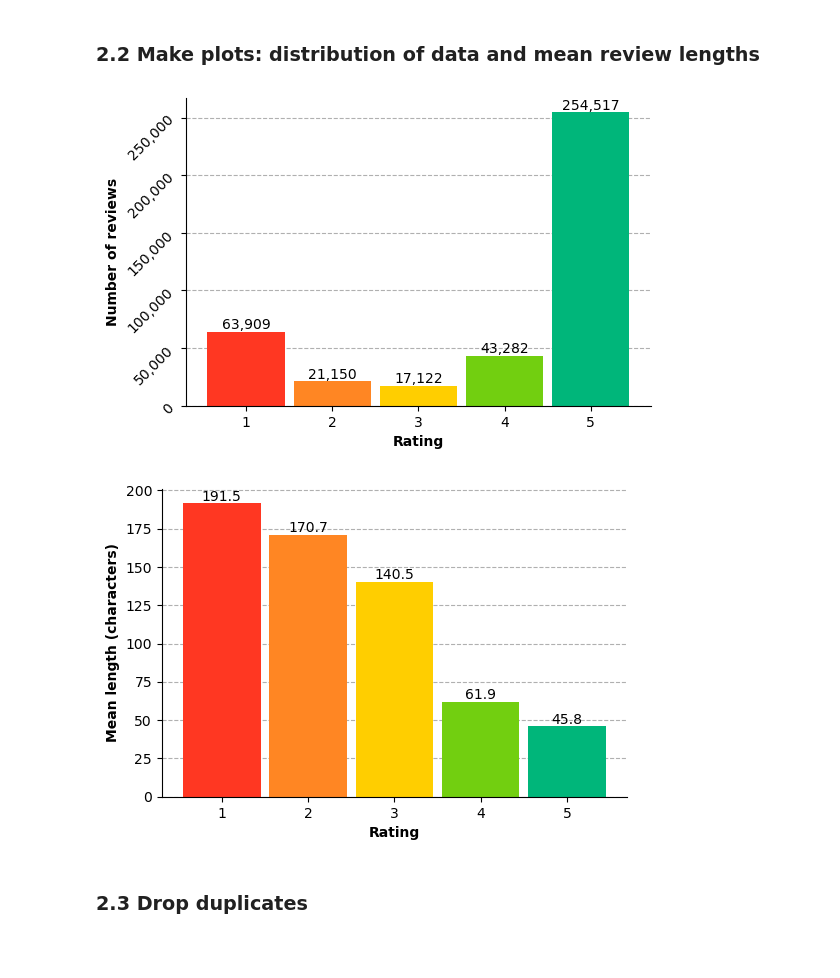
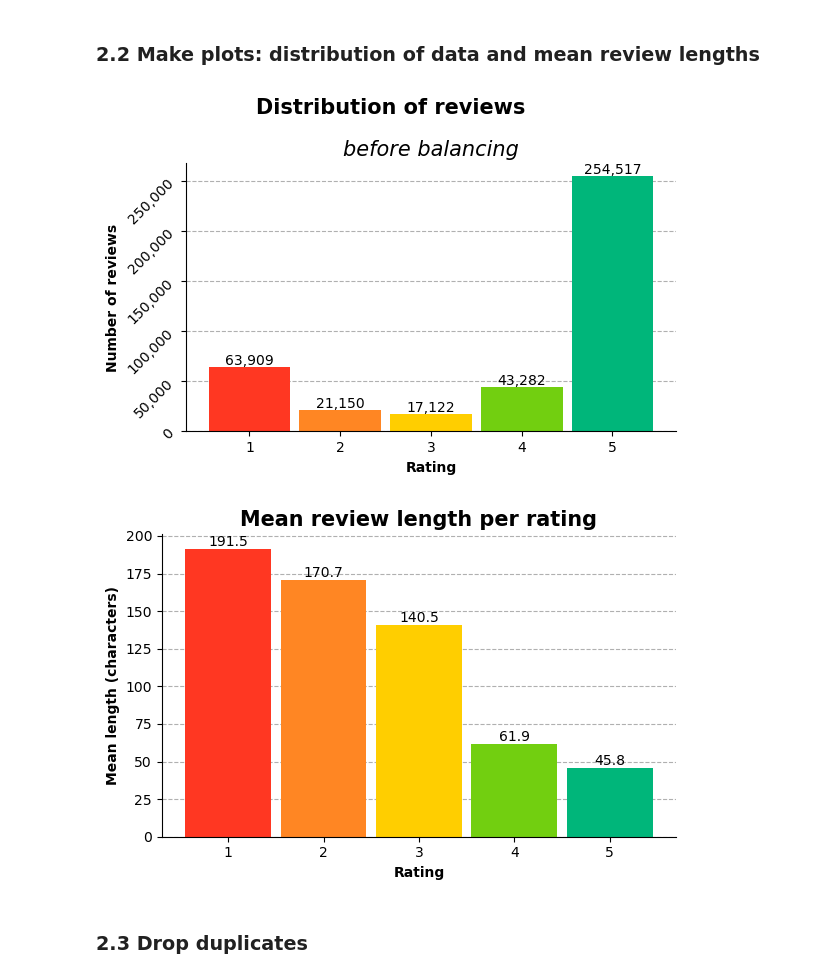
Before and after one commit to agnesbn/PostNord_project, a Jupyter notebook: notebooks/preprocessing.ipynb, the cells around one changed output. Saved outputs shown, nothing was run; the diff lists cells and outputs as text; code cells hidden in the pictures; blank space fills up the shorter version.

```diff
--- a/notebooks/preprocessing.ipynb
+++ b/notebooks/preprocessing.ipynb
@@ -83,6 +88,9 @@ ax = df.groupby('rating').review.count().plot.bar(
     ylim=0, color=colors, width= 0.9)
 for i, v in enumerate(df.groupby('rating').review.count()): # add bar labels
     ax.text(i, v, f"{v:,.0f}", ha='center', va='bottom')
+plt.title("before balancing", fontsize=15, fontstyle="italic")
+plt.suptitle("Distribution of reviews", weight = "bold", fontsize=15)
+plt.subplots_adjust(top=0.85) # adjust spacing between the subtitle and title
 plt.ylabel('Number of reviews', fontsize = 10, weight = "bold")
 plt.xlabel('Rating', fontsize = 10, weight = "bold")
 plt.grid(axis = "y", linestyle = '--') # add a grid
@@ -90,37 +98,40 @@ ax.spines[['right', 'top']].set_visible(False) # remove top and right spine
 ax.yaxis.set_major_formatter(mpl.ticker.StrMethodFormatter('{x:,.0f}')) # show thousands with a comma (1000 -> 1,000)
 plt.xticks(rotation='horizontal')
 plt.yticks(rotation=45) # rotate y-ticks
+plt.tight_layout()  # adjust layout to prevent labels from being cut off
+plt.savefig('../out/distribution_of_datapoints_BEFORE_preprosessing.png', dpi=300, bbox_inches='tight') # save the figure
 plt.show()
 # %% [output]
-[figure, old version]
+[figure, new version]
 # %%
 # LENGTH PLOT
 
-# get length of review
-df["length"] = df.review.str.len()
-# get mean lengths per rating
-mean_lengths = df.groupby(by = 'rating').mean('length')
-# add rating as a column
-mean_lengths['rating'] = mean_lengths.index
+# get mean lengths
+df["length"] = df.review.str.len() # get length of review
+mean_lengths = df.groupby(by = 'rating').mean('length') # get mean lengths per rating
+mean_lengths['rating'] = mean_lengths.index # add rating as a column
 
 # get values for plot
-height = [l for l in mean_lengths['length']]
-bars = [r for r in mean_lengths['rating']]
-labels = [round(l, 1) for l in mean_lengths['length']]
+height = [l for l in mean_lengths['length']] # y axis
+bars = [r for r in mean_lengths['rating']] # x axis
+labels = [round(l, 1) for l in mean_lengths['length']] # labels
 
 # plot mean lengths
 fig, ax = plt.subplots(figsize = (6,4))
 ax.bar(bars, height, align='center', color = colors, width = 0.9)
+plt.title("Mean review length per rating", weight = "bold", fontsize=15)
 ax.set_xlabel('Rating', fontsize = 10, weight = "bold")
 ax.set_ylabel('Mean length (characters)', fontsize = 10, weight = "bold")
 plt.grid(axis = "y", linestyle = '--')
 for i in range(len(bars)):
     plt.text(bars[i], height[i], str(labels[i]), ha='center', va='bottom')
 ax.spines[['right', 'top']].set_visible(False)
 ax.yaxis.set_major_formatter(mpl.ticker.StrMethodFormatter('{x:,.0f}'))
+plt.tight_layout()  # adjust layout to prevent labels from being cut off
+plt.savefig('../out/mean_length_pr_category.png', dpi=300, bbox_inches='tight') # save the figure
 plt.show()
 # %% [output]
-[figure, old version]
+[figure, new version]
 # %% [markdown]
 ### 2.3 Drop duplicates
 # %%
```
Also changed, not shown: parts of 9 cells of this notebook.
